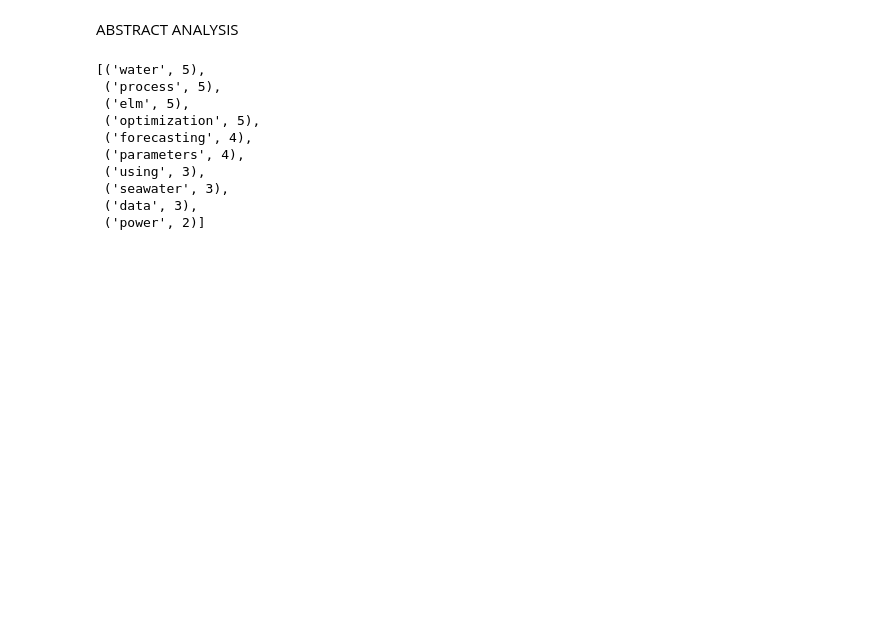
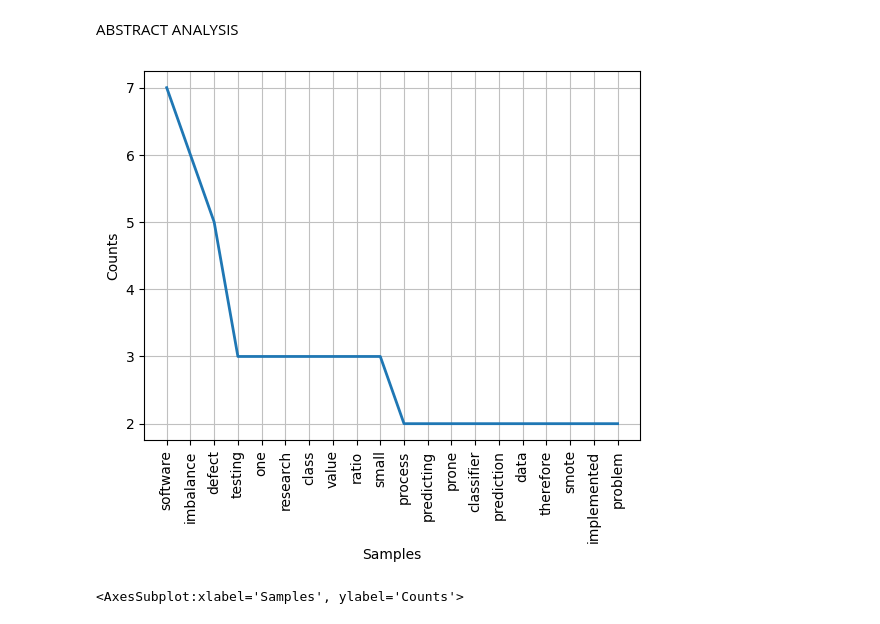
Before and after one commit to novinbukannopin/garuda-scrapper, a Jupyter notebook: main.ipynb, the cells around one changed output. Drawn from its saved outputs; the diff is of its cells as text; code cells hidden in the pictures; blank space fills up the shorter version.

```diff
--- a/main.ipynb
+++ b/main.ipynb
@@ -141,22 +152,15 @@ plt.show()
 ABSTRACT ANALYSIS
 # %%
 
-text = str(df['abstract'][100])
-
+text = str(df['abstract'][1])
 
 tokens = word_tokenize(text=text, language="english")
 lower_tokens = [word.lower() for word in tokens]
 alpha_only = [t for t in lower_tokens if t.isalpha()]
-no_stops = [t for t in alpha_only if t not in stopwords.words('english')]
-Counter(no_stops).most_common(10)
+no_stops = [t for t in alpha_only if t not in stopwords.words('indonesian') and t not in stopwords.words('english') ]
+# Counter(no_stops).most_common(10)
+freq_word = FreqDist(no_stops)
+freq_word.plot(20)
 # %% [output]
+[figure, added]
-[('water', 5),
- ('process', 5),
- ('elm', 5),
- ('optimization', 5),
- ('forecasting', 4),
- ('parameters', 4),
- ('using', 3),
- ('seawater', 3),
- ('data', 3),
- ('power', 2)]
+<AxesSubplot:xlabel='Samples', ylabel='Counts'>
```
Also changed, not shown: parts of 5 cells of this notebook.
